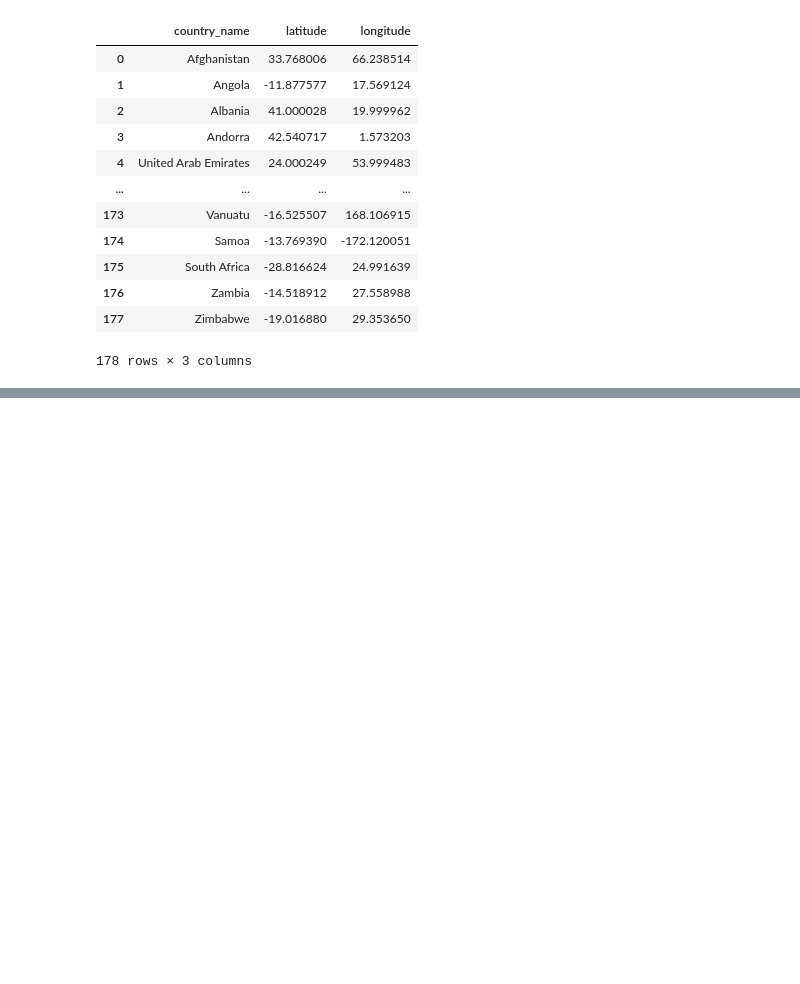
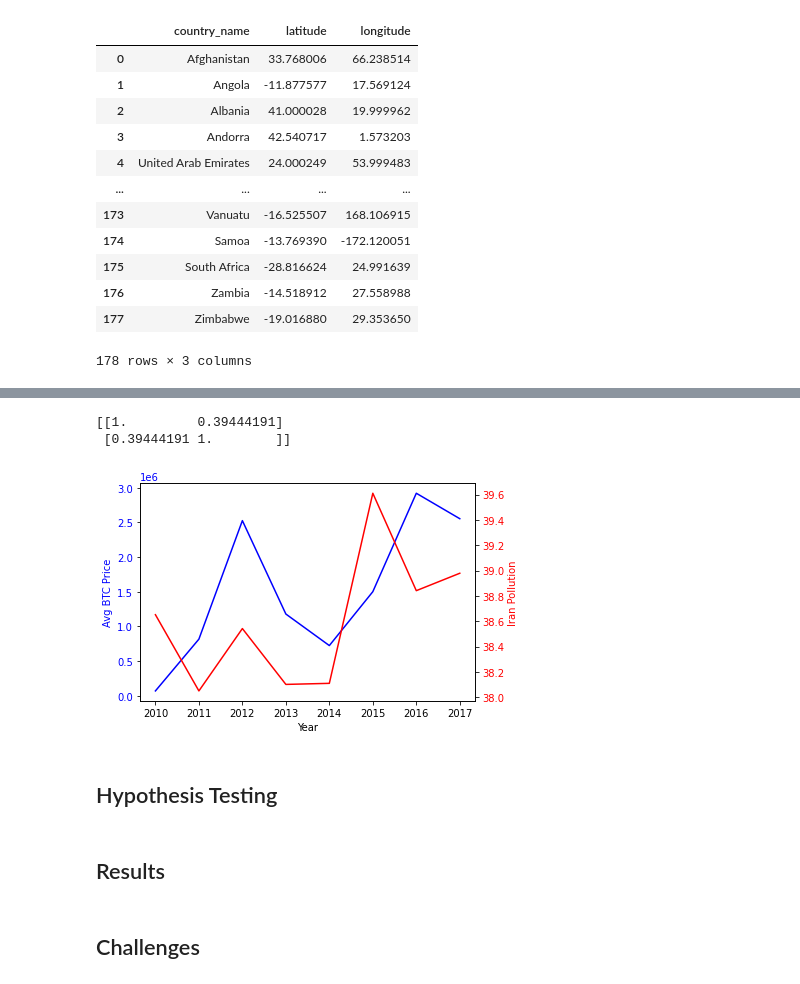
Before and after one commit to ib-nosirov/csci403_project9, a Jupyter notebook: project9.ipynb, the cells around one changed output, grey strips where cells are left out. Drawn from its saved outputs; the diff is of its cells as text; code cells hidden in the pictures; blank space fills up the shorter version.

Commit message:
Added introduction + visualization of output vs. Iran Pollution.

```diff
--- a/project9.ipynb
+++ b/project9.ipynb
@@ -203,3 +224,11 @@ for i in range(len(df_coords)):
 world_map
 # %% [output]
 [interactive output not drawn]
+# %%
+query = """SELECT EXTRACT(YEAR FROM day), AVG(output_volume) FROM btc GROUP BY EXTRACT(YEAR FROM day) ORDER BY EXTRACT(YEAR FROM day);"""
+cur.execute(query)
+
+btc_avg_output = cur.fetchall()
+df_btc_avg_output = pd.DataFrame(btc_avg_output, columns=['year','avg_output'])
+
+df_btc_avg_output
@@ -205,0 +246,27 @@ world_map
+# %%
+iran = df_pollution[df_pollution['country_code']=='IRN']
+iran = iran.drop(columns=['country_name', 'country_code'])
+iran = np.reshape(iran.to_numpy(), -1)
+btc_avg_output = df_btc_avg_output['avg_output'][:-1]
+
+fig, ax1 = plt.subplots()
+ax1.plot(range(2010,2018), btc_avg_output, color='blue')
+ax1.set_xlabel('Year')
+ax1.set_ylabel('Avg BTC Price', color='blue')
+ax1.tick_params(axis='y', labelcolor='blue')
+ax2 = ax1.twinx()
+ax2.plot(range(2010,2018), iran, color='red')
+ax2.set_ylabel('Iran Pollution', color='red')
+ax2.tick_params(axis='y', labelcolor='red')
+
+print(np.corrcoef(btc_avg_output, iran))
+# %% [output]
+[[1.         0.39444191]
+ [0.39444191 1.        ]]
+[figure, added]
+# %% [markdown]
+## Hypothesis Testing
+# %% [markdown]
+## Results
+# %% [markdown]
+## Challenges
```
Also changed, not shown: parts of 11 cells of this notebook, 1 other file.
